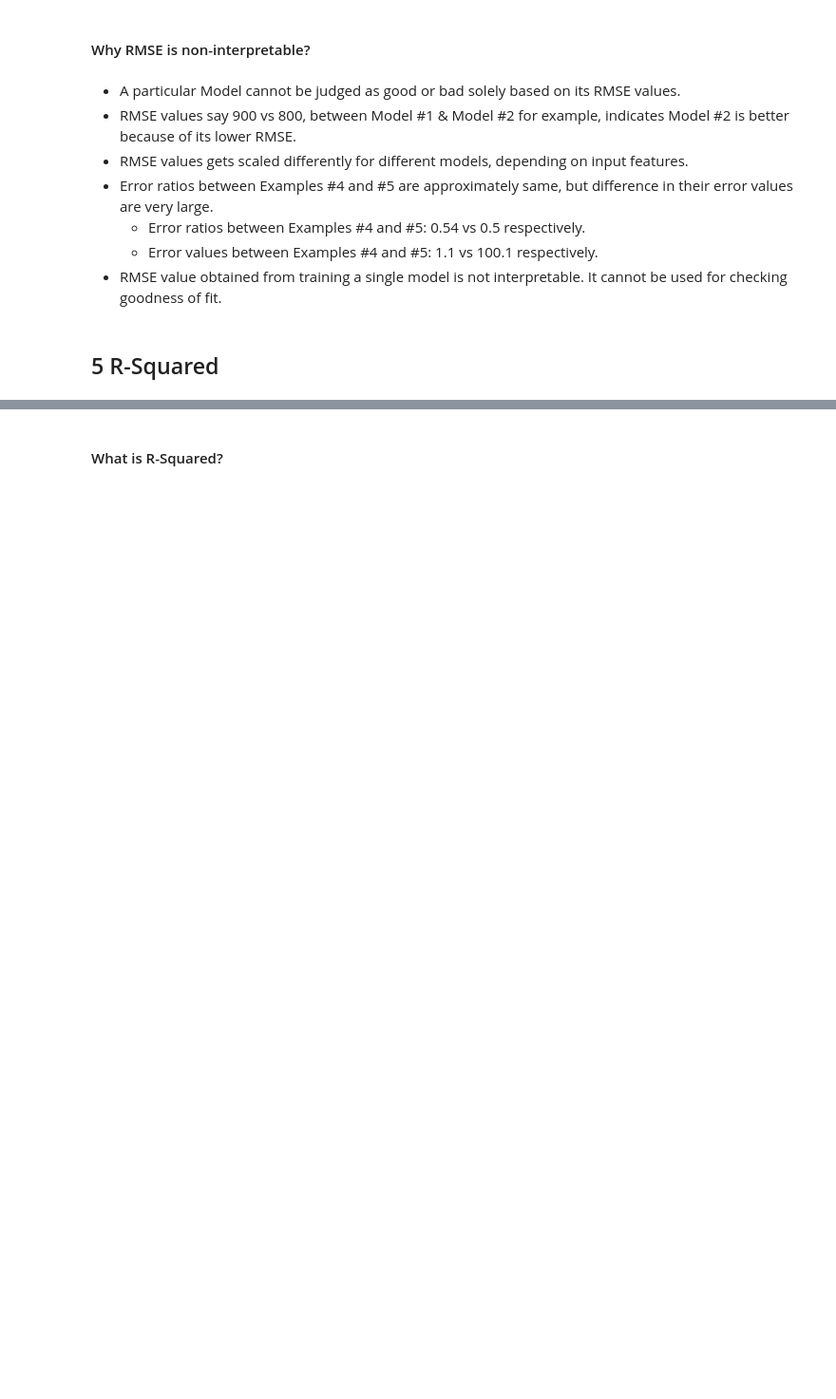
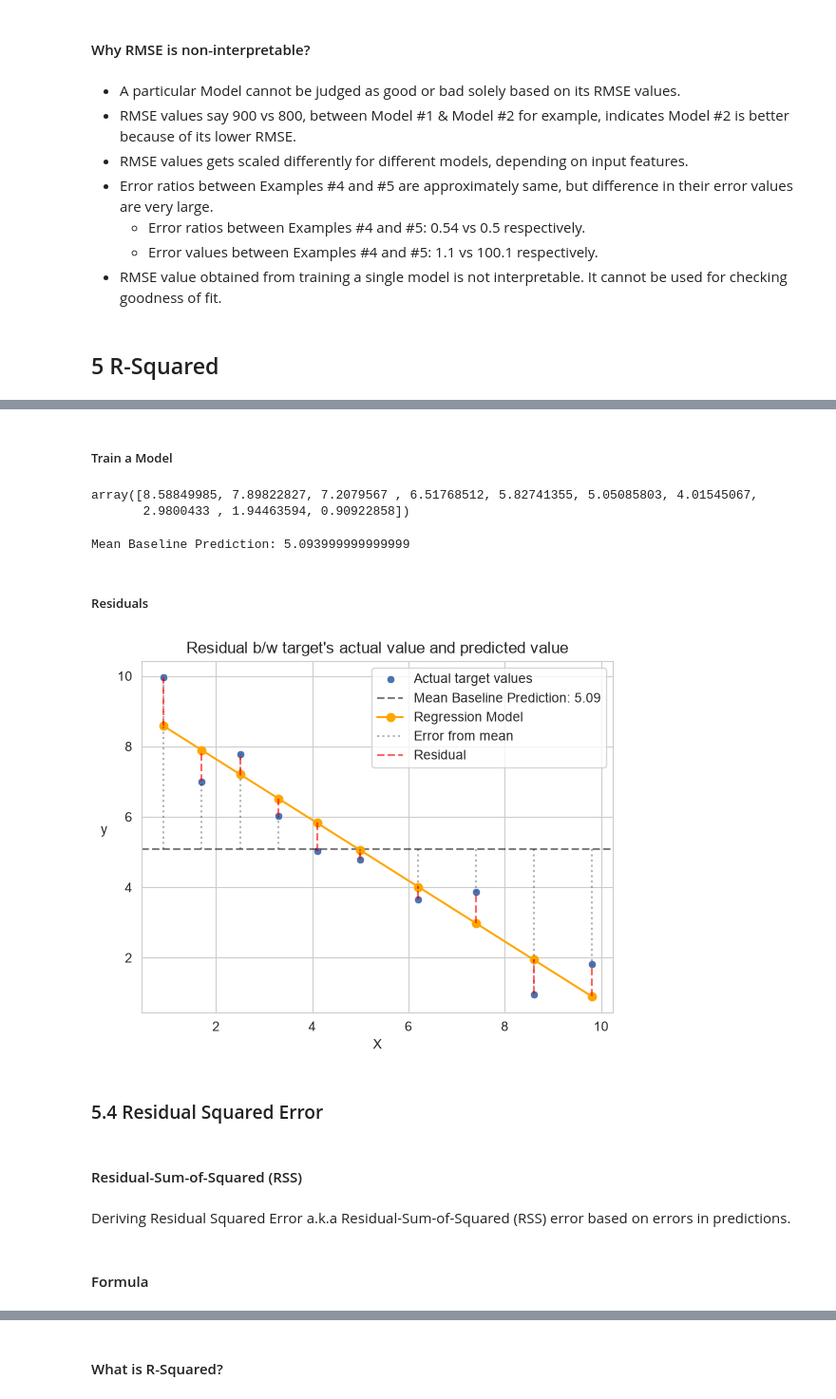
Before and after one commit to dheemanth-bhat/supervised-ml-algorithms, a Jupyter notebook: 01_Linear_Regression/02_Evaluation_Metrics.ipynb, the cells around one changed output, grey strips where cells are left out. Shown at 95% size. Drawn from its saved outputs; the diff is of its cells as text; code cells hidden in the pictures; blank space fills up the shorter version.

```diff
--- a/01_Linear_Regression/02_Evaluation_Metrics.ipynb
+++ b/01_Linear_Regression/02_Evaluation_Metrics.ipynb
@@ -277,0 +455,49 @@ round(rmse_m2, 2)
+# %%
+# Observed dataset.
+X = np.array([0.9, 1.7, 2.5, 3.3, 4.1, 5.0, 6.2, 7.4, 8.6, 9.8])  # Feature.
+y_true = np.array([9.97, 7.01, 7.79, 6.03, 5.02, 4.79, 3.65, 3.88, 0.97, 1.83])  # Target.
+# %% [markdown]
+##### Train a Model
+# %%
+m, c = np.polyfit(X, y_true, 1)
+
+# Model predictions.
+y_pred = m * X + c
+y_pred
+# %% [output]
+array([8.58849985, 7.89822827, 7.2079567 , 6.51768512, 5.82741355, 5.05085803, 4.01545067,
+       2.9800433 , 1.94463594, 0.90922858])
+# %%
+mbp = np.mean(y_true)
+print("Mean Baseline Prediction:", mbp.item())
+# %% [output]
+Mean Baseline Prediction: 5.093999999999999
+# %% [markdown]
+##### Residuals
+# %%
+sns.scatterplot(x=X, y=y_true, label="Actual target values")
+plt.axhline(y=mbp, color="k", linestyle="--", alpha=0.5, label=f"Mean Baseline Prediction: {mbp:.2f}")
+plt.plot(X, y_pred, marker="o", color="orange", label="Regression Model")
+
+print_once = lambda i, txt: txt if i == 0 else None
+for i, x in enumerate(X):
+    plt.vlines(x, mbp, y_true[i], "k", ":", alpha=0.3, label=print_once(i, "Error from mean"))
+    ymin, ymax = min(y_true[i], y_pred[i]), max(y_true[i], y_pred[i])
+    plt.vlines(x, ymin, ymax, "r", "--", alpha=0.6, label=print_once(i, "Residual"))
+
+plt.title("Residual b/w target's actual value and predicted value")
+plt.xlabel("X")
+plt.ylabel("y", rotation=0, labelpad=10)
+plt.legend()
+
+plt.show()
+# %% [output]
+[figure, added]
+# %% [markdown]
+### 5.4 Residual Squared Error
+# %% [markdown]
+#### Residual-Sum-of-Squared (RSS)
+# %% [markdown]
+Deriving Residual Squared Error a.k.a Residual-Sum-of-Squared (RSS) error based on errors in predictions.
+# %% [markdown]
+#### Formula
```
Also changed, not shown: parts of 87 cells of this notebook, 3 other files.
